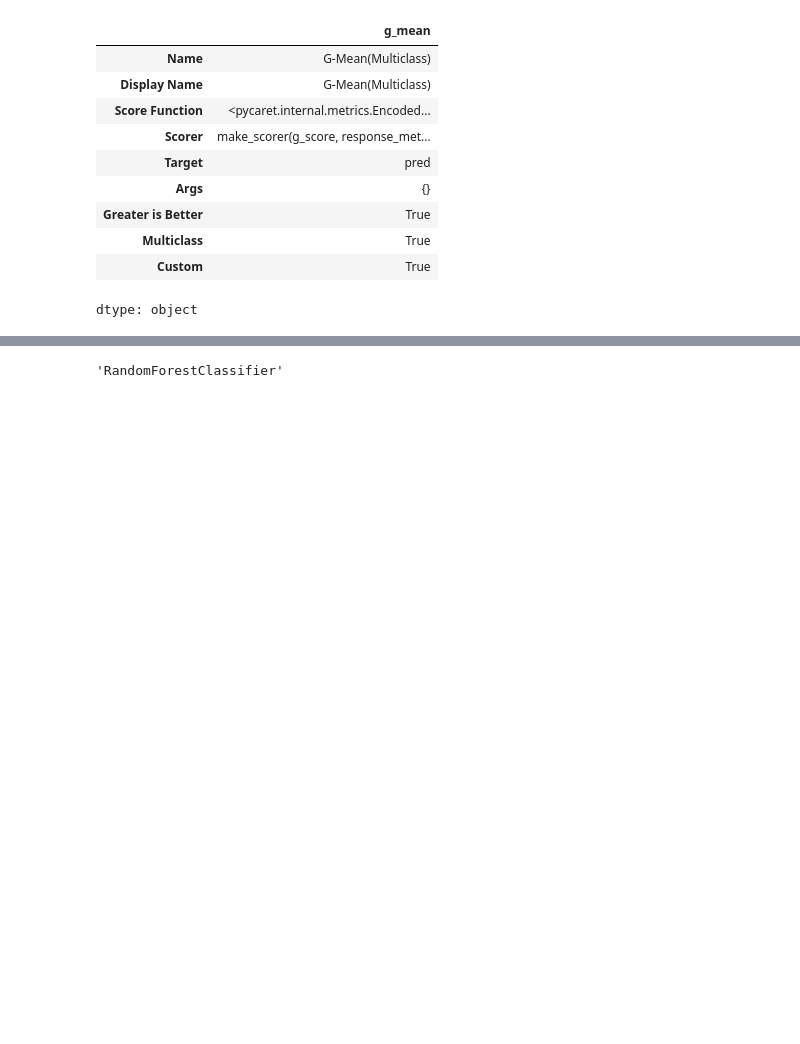
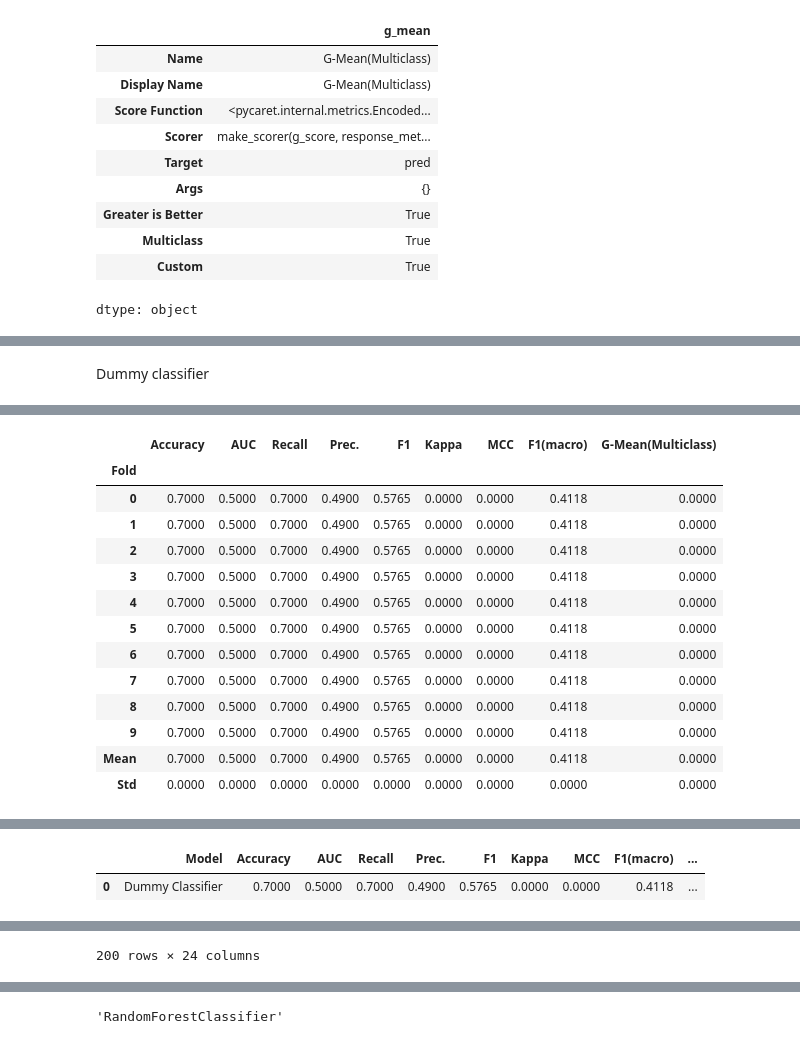
Before and after one commit to ARcKP98/thesis-, a Jupyter notebook: Notebooks/Utility(f).ipynb, the cells around one changed output, grey strips where cells are left out. Drawn from its saved outputs; the diff is of its cells as text; code cells hidden in the pictures; blank space fills up the shorter version.

```diff
--- a/Notebooks/Utility(f).ipynb
+++ b/Notebooks/Utility(f).ipynb
@@ -187,0 +191,6 @@ best_model = exp.compare_models(turbo=False) # to avoid rushing
+# %%
+model_trtr_rf = exp.create_model("rf", cross_validation=False)
+predictions = exp.predict_model(model_trtr_rf)
+predictions.to_csv('/content/drive/MyDrive/Thesis/Datasets/trtr-rf.csv', index=False)
+# predictions = predict_model(model_trtr, data=real_test, raw_score=True)
+# save_model(model_trtr, '/content/drive/MyDrive/Thesis/pickles/rf_trtr')
@@ -187,0 +249,8 @@ best_model = exp.compare_models(turbo=False) # to avoid rushing
+# %% [markdown]
+Dummy classifier
+# %%
+model_trtr_dummy = exp.create_model("dummy")
+predictions_dummy = exp.predict_model(model_trtr_dummy)
+predictions_dummy.to_csv('/content/drive/MyDrive/Thesis/Datasets/trtr-dummy.csv', index=False)
+predictions
+# %% [output]
@@ -187,0 +258,14 @@ best_model = exp.compare_models(turbo=False) # to avoid rushing
+|  | Accuracy | AUC | Recall | Prec. | F1 | Kappa | MCC | F1(macro) | G-Mean(Multiclass) |
+| Fold |  |  |  |  |  |  |  |  |  |
+| 0 | 0.7000 | 0.5000 | 0.7000 | 0.4900 | 0.5765 | 0.0000 | 0.0000 | 0.4118 | 0.0000 |
+| 1 | 0.7000 | 0.5000 | 0.7000 | 0.4900 | 0.5765 | 0.0000 | 0.0000 | 0.4118 | 0.0000 |
+| 2 | 0.7000 | 0.5000 | 0.7000 | 0.4900 | 0.5765 | 0.0000 | 0.0000 | 0.4118 | 0.0000 |
+| 3 | 0.7000 | 0.5000 | 0.7000 | 0.4900 | 0.5765 | 0.0000 | 0.0000 | 0.4118 | 0.0000 |
+| 4 | 0.7000 | 0.5000 | 0.7000 | 0.4900 | 0.5765 | 0.0000 | 0.0000 | 0.4118 | 0.0000 |
+| 5 | 0.7000 | 0.5000 | 0.7000 | 0.4900 | 0.5765 | 0.0000 | 0.0000 | 0.4118 | 0.0000 |
+| 6 | 0.7000 | 0.5000 | 0.7000 | 0.4900 | 0.5765 | 0.0000 | 0.0000 | 0.4118 | 0.0000 |
+| 7 | 0.7000 | 0.5000 | 0.7000 | 0.4900 | 0.5765 | 0.0000 | 0.0000 | 0.4118 | 0.0000 |
+| 8 | 0.7000 | 0.5000 | 0.7000 | 0.4900 | 0.5765 | 0.0000 | 0.0000 | 0.4118 | 0.0000 |
+| 9 | 0.7000 | 0.5000 | 0.7000 | 0.4900 | 0.5765 | 0.0000 | 0.0000 | 0.4118 | 0.0000 |
+| Mean | 0.7000 | 0.5000 | 0.7000 | 0.4900 | 0.5765 | 0.0000 | 0.0000 | 0.4118 | 0.0000 |
+| Std | 0.0000 | 0.0000 | 0.0000 | 0.0000 | 0.0000 | 0.0000 | 0.0000 | 0.0000 | 0.0000 |
@@ -187,0 +273,2 @@ best_model = exp.compare_models(turbo=False) # to avoid rushing
+|  | Model | Accuracy | AUC | Recall | Prec. | F1 | Kappa | MCC | F1(macro) | ... |
+| 0 | Dummy Classifier | 0.7000 | 0.5000 | 0.7000 | 0.4900 | 0.5765 | 0.0000 | 0.0000 | 0.4118 | ... |
@@ -188,3 +287,4 @@ best_model = exp.compare_models(turbo=False) # to avoid rushing
+200 rows × 24 columns
 # %%
 from pycaret.classification import plot_model
 
```
Also changed, not shown: parts of 19 cells of this notebook, 1 other file.
